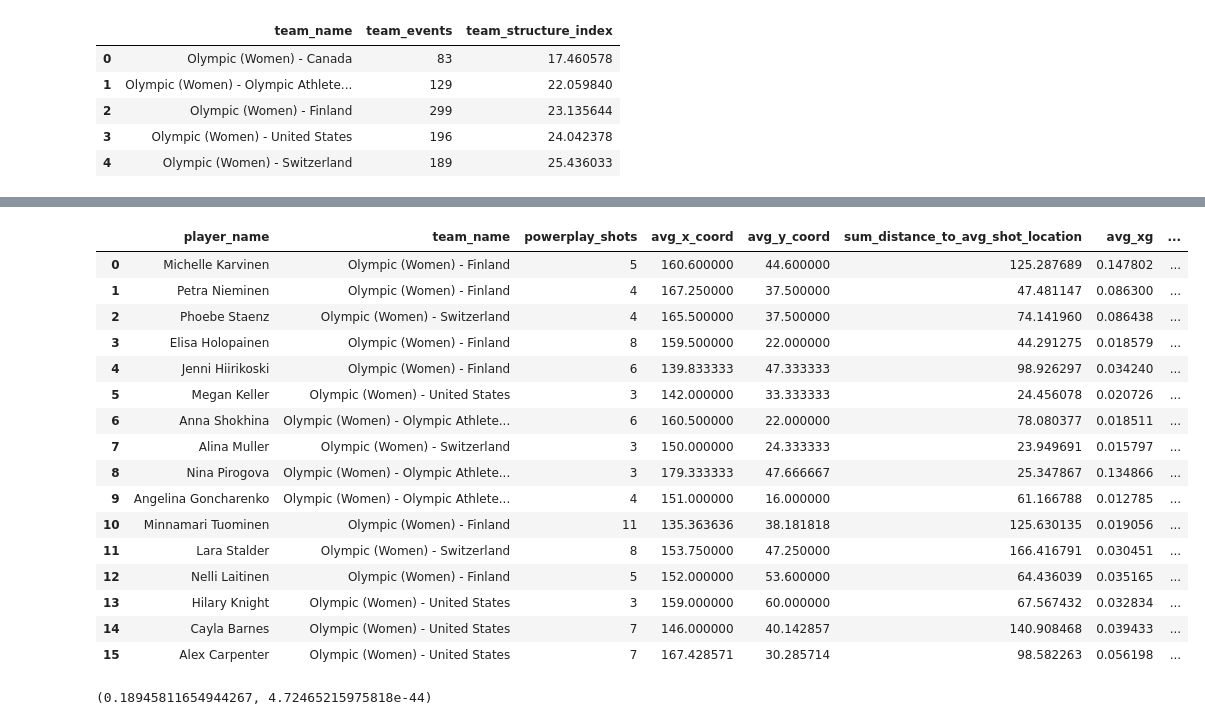
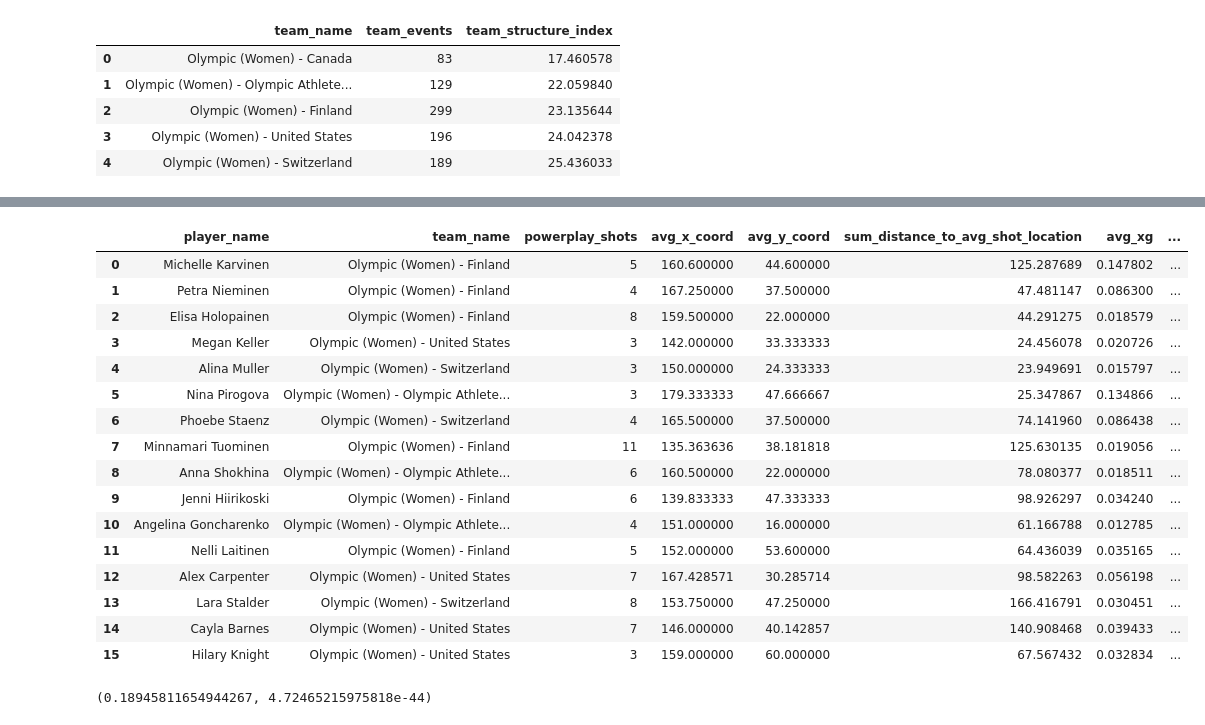
Before and after one commit to TK5-Tim/Big-Data-Cup, a Jupyter notebook: 2022/powerplay_structure_index.ipynb, the cells around one changed output, grey strips where cells are left out. Drawn from its saved outputs; the diff is of its cells as text; code cells hidden in the pictures.

```diff
--- a/2022/powerplay_structure_index.ipynb
+++ b/2022/powerplay_structure_index.ipynb
@@ -279,7 +281,7 @@ Team xG Index = $$\frac{SUM(SUM(SUM (Shots) * Player xG Index)}{SUM(Shots)}$$
 Team Danger Index = $$\frac{SUM(SUM(SUM (Shots) * Player xG Index)}{SUM(Shots)} - \frac{SUM(SUM(Shots) * Player Structure Index) }{SUM(Shots) * 1000}$$
 # %%
 df_player_index = pd.read_sql('''
-SELECT player_name, team_name, powerplay_shots, avg_x_coord, avg_y_coord, sum_distance_to_avg_shot_location, avg_xg, sum_distance_to_avg_shot_location / powerplay_shots player_structure_index, sum_diff_avg_xg / powerplay_shots player_xg_index, (sum_diff_avg_xg / powerplay_shots) - (sum_distance_to_avg_shot_location / (powerplay_shots * 1000)) player_danger_index
+SELECT player_name, team_name, powerplay_shots, avg_x_coord, avg_y_coord, sum_distance_to_avg_shot_location, avg_xg, sum_distance_to_avg_shot_location / powerplay_shots player_structure_index, sum_diff_avg_xg / powerplay_shots player_xg_index, (sum_diff_avg_xg / powerplay_shots) - (sum_distance_to_avg_shot_location / (powerplay_shots * 100)) player_danger_index
 FROM
 (SELECT player_name, team_name, COUNT(player_name) powerplay_shots, AVG(x_coord) avg_x_coord, AVG(y_coord) avg_y_coord, SUM(distance) sum_distance_to_avg_shot_location, SUM(diff_avg_xg) sum_diff_avg_xg, avg_xg avg_xg
 FROM (
@@ -551,40 +553,40 @@ df_team_event_index
 # %%
 df_player_index_non_shot = pd.read_sql('''
-SELECT player_name, team_name, powerplay_shots, avg_x_coord, avg_y_coord, sum_distance_to_avg_shot_location, avg_xg, sum_distance_to_avg_shot_location / powerplay_shots player_structure_index, sum_diff_avg_xg / powerplay_shots player_xg_index, (sum_diff_avg_xg / powerplay_shots) - (sum_distance_to_avg_shot_location / (powerplay_shots * 1000)) player_danger_index
+SELECT player_name, team_name, powerplay_shots, avg_x_coord, avg_y_coord, sum_distance_to_avg_shot_location, avg_xg, sum_distance_to_avg_shot_location / powerplay_shots player_structure_index, sum_diff_avg_xg / powerplay_shots player_xg_index, (sum_diff_avg_xg / powerplay_shots) - (sum_distance_to_avg_shot_location / (powerplay_shots * 100)) player_danger_index
 FROM
 (SELECT player_name, team_name, COUNT(player_name) powerplay_shots, AVG(x_coord) avg_x_coord, AVG(y_coord) avg_y_coord, SUM(distance) sum_distance_to_avg_shot_location, SUM(diff_avg_xg) sum_diff_avg_xg, avg_xg
 FROM (
     SELECT player_name, team_name, x_coord, y_coord, avg_x_coord, avg_y_coord, SQRT((x_coord - avg_x_coord) * (x_coord - avg_x_coord) + (y_coord - avg_y_coord) * (y_coord - avg_y_coord)) distance, avg_xg, diff_avg_xg
     FROM play_by_play
 LEFT JOIN (
     SELECT player_name, COUNT(player_name) powerplay_shots, AVG(x_coord) avg_x_coord, AVG(y_coord) avg_y_coord, AVG(non_shot_expected_goals) avg_xg, non_shot_expected_goals - AVG(non_shot_expected_goals) diff_avg_xg  FROM play_by_play WHERE x_coord > 125 AND strength_state > 0 AND (x_coord_2 IS NULL OR x_coord_2 > 125) GROUP BY player_name
     )
 USING (player_name)
 WHERE x_coord > 125 AND strength_state > 0 AND (x_coord_2 IS NULL OR x_coord_2 > 125)
 )
 GROUP BY player_name
 )
 ORDER BY player_danger_index DESC;
 ''',conn)
 df_player_index
 # %% [output]
 |  | player_name | team_name | powerplay_shots | avg_x_coord | avg_y_coord | sum_distance_to_avg_shot_location | avg_xg | ... |
 | 0 | Michelle Karvinen | Olympic (Women) - Finland | 5 | 160.600000 | 44.600000 | 125.287689 | 0.147802 | ... |
 | 1 | Petra Nieminen | Olympic (Women) - Finland | 4 | 167.250000 | 37.500000 | 47.481147 | 0.086300 | ... |
-| 2 | Phoebe Staenz | Olympic (Women) - Switzerland | 4 | 165.500000 | 37.500000 | 74.141960 | 0.086438 | ... |
-| 3 | Elisa Holopainen | Olympic (Women) - Finland | 8 | 159.500000 | 22.000000 | 44.291275 | 0.018579 | ... |
-| 4 | Jenni Hiirikoski | Olympic (Women) - Finland | 6 | 139.833333 | 47.333333 | 98.926297 | 0.034240 | ... |
-| 5 | Megan Keller | Olympic (Women) - United States | 3 | 142.000000 | 33.333333 | 24.456078 | 0.020726 | ... |
-| 6 | Anna Shokhina | Olympic (Women) - Olympic Athlete... | 6 | 160.500000 | 22.000000 | 78.080377 | 0.018511 | ... |
-| 7 | Alina Muller | Olympic (Women) - Switzerland | 3 | 150.000000 | 24.333333 | 23.949691 | 0.015797 | ... |
-| 8 | Nina Pirogova | Olympic (Women) - Olympic Athlete... | 3 | 179.333333 | 47.666667 | 25.347867 | 0.134866 | ... |
-| 9 | Angelina Goncharenko | Olympic (Women) - Olympic Athlete... | 4 | 151.000000 | 16.000000 | 61.166788 | 0.012785 | ... |
-| 10 | Minnamari Tuominen | Olympic (Women) - Finland | 11 | 135.363636 | 38.181818 | 125.630135 | 0.019056 | ... |
-| 11 | Lara Stalder | Olympic (Women) - Switzerland | 8 | 153.750000 | 47.250000 | 166.416791 | 0.030451 | ... |
-| 12 | Nelli Laitinen | Olympic (Women) - Finland | 5 | 152.000000 | 53.600000 | 64.436039 | 0.035165 | ... |
-| 13 | Hilary Knight | Olympic (Women) - United States | 3 | 159.000000 | 60.000000 | 67.567432 | 0.032834 | ... |
+| 2 | Elisa Holopainen | Olympic (Women) - Finland | 8 | 159.500000 | 22.000000 | 44.291275 | 0.018579 | ... |
+| 3 | Megan Keller | Olympic (Women) - United States | 3 | 142.000000 | 33.333333 | 24.456078 | 0.020726 | ... |
+| 4 | Alina Muller | Olympic (Women) - Switzerland | 3 | 150.000000 | 24.333333 | 23.949691 | 0.015797 | ... |
+| 5 | Nina Pirogova | Olympic (Women) - Olympic Athlete... | 3 | 179.333333 | 47.666667 | 25.347867 | 0.134866 | ... |
+| 6 | Phoebe Staenz | Olympic (Women) - Switzerland | 4 | 165.500000 | 37.500000 | 74.141960 | 0.086438 | ... |
+| 7 | Minnamari Tuominen | Olympic (Women) - Finland | 11 | 135.363636 | 38.181818 | 125.630135 | 0.019056 | ... |
+| 8 | Anna Shokhina | Olympic (Women) - Olympic Athlete... | 6 | 160.500000 | 22.000000 | 78.080377 | 0.018511 | ... |
+| 9 | Jenni Hiirikoski | Olympic (Women) - Finland | 6 | 139.833333 | 47.333333 | 98.926297 | 0.034240 | ... |
+| 10 | Angelina Goncharenko | Olympic (Women) - Olympic Athlete... | 4 | 151.000000 | 16.000000 | 61.166788 | 0.012785 | ... |
+| 11 | Nelli Laitinen | Olympic (Women) - Finland | 5 | 152.000000 | 53.600000 | 64.436039 | 0.035165 | ... |
+| 12 | Alex Carpenter | Olympic (Women) - United States | 7 | 167.428571 | 30.285714 | 98.582263 | 0.056198 | ... |
+| 13 | Lara Stalder | Olympic (Women) - Switzerland | 8 | 153.750000 | 47.250000 | 166.416791 | 0.030451 | ... |
 | 14 | Cayla Barnes | Olympic (Women) - United States | 7 | 146.000000 | 40.142857 | 140.908468 | 0.039433 | ... |
-| 15 | Alex Carpenter | Olympic (Women) - United States | 7 | 167.428571 | 30.285714 | 98.582263 | 0.056198 | ... |
+| 15 | Hilary Knight | Olympic (Women) - United States | 3 | 159.000000 | 60.000000 | 67.567432 | 0.032834 | ... |
 # %%
 df_corr_events = pd.read_sql(
     '''
```
Also changed, not shown: parts of 12 cells of this notebook, 3 other files.
